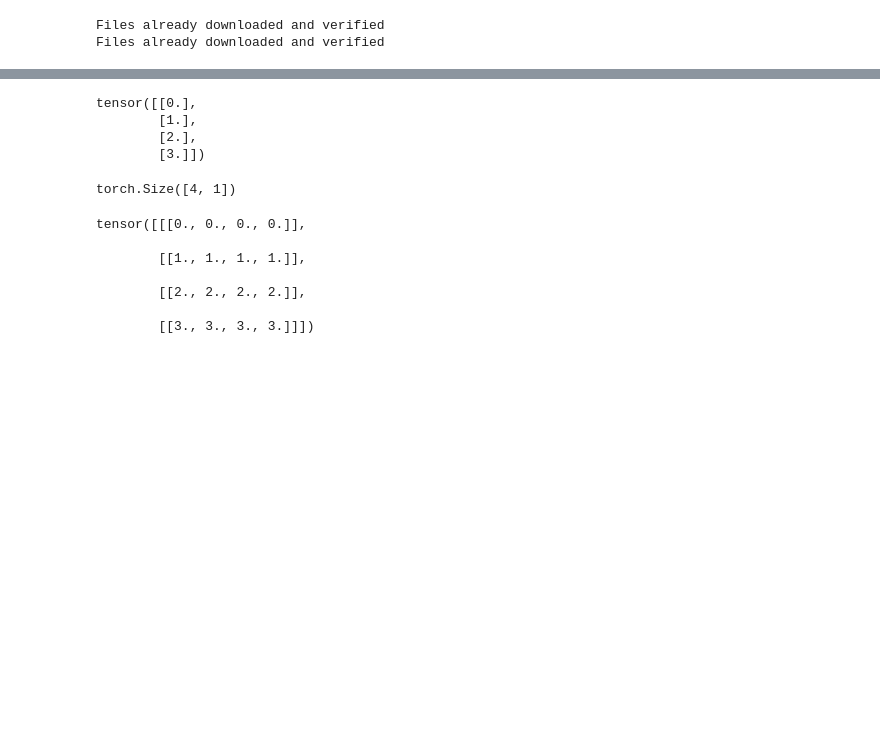
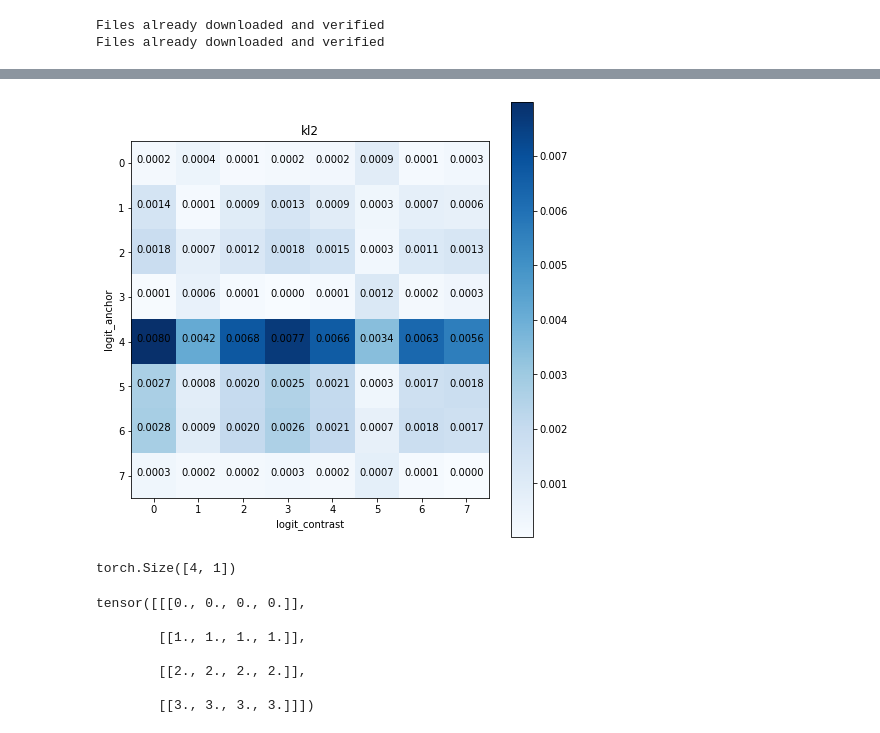
Before and after one commit to WoojuLee24/augmix, a Jupyter notebook: jupyter/cifar10_loss_jsd_matrix.py.ipynb, the cells around one changed output, grey strips where cells are left out. Saved outputs shown, nothing was run; the diff lists cells and outputs as text; code cells hidden in the pictures; blank space fills up the shorter version.

```diff
--- a/jupyter/cifar10_loss_jsd_matrix.py.ipynb
+++ b/jupyter/cifar10_loss_jsd_matrix.py.ipynb
@@ -297,10 +336,7 @@ a = torch.Tensor([[0], [1], [2], [3]])
 # %%
-a
+plot_matrix(kl2, 'kl2')
 # %% [output]
-tensor([[0.],
-        [1.],
-        [2.],
-        [3.]])
+[figure, added]
 # %%
 a.size()
 # %% [output]
```
Also changed, not shown: parts of 24 cells of this notebook, 1 other file.
